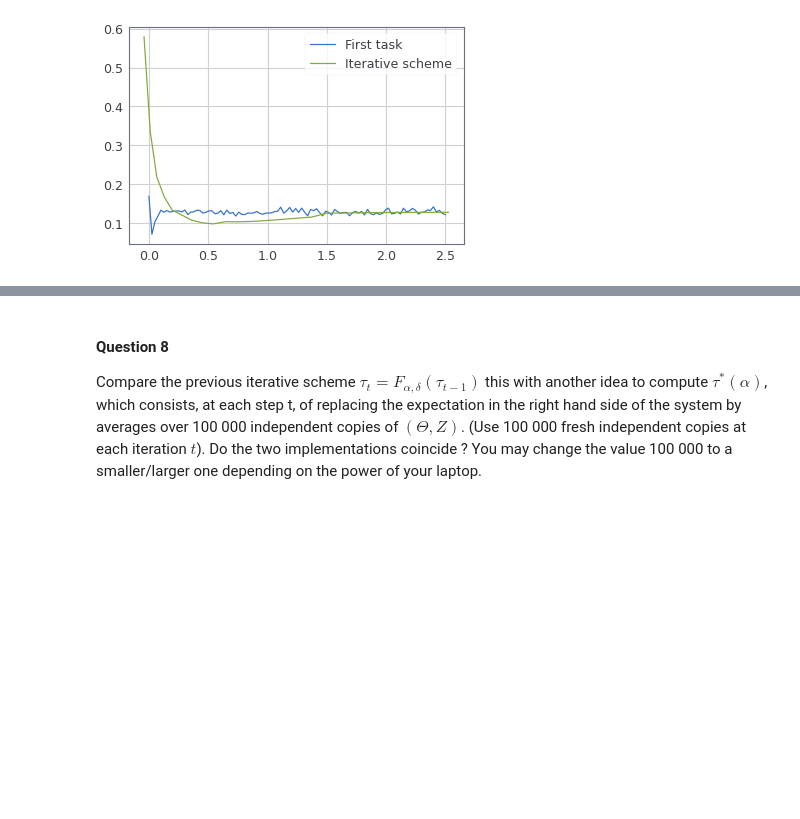
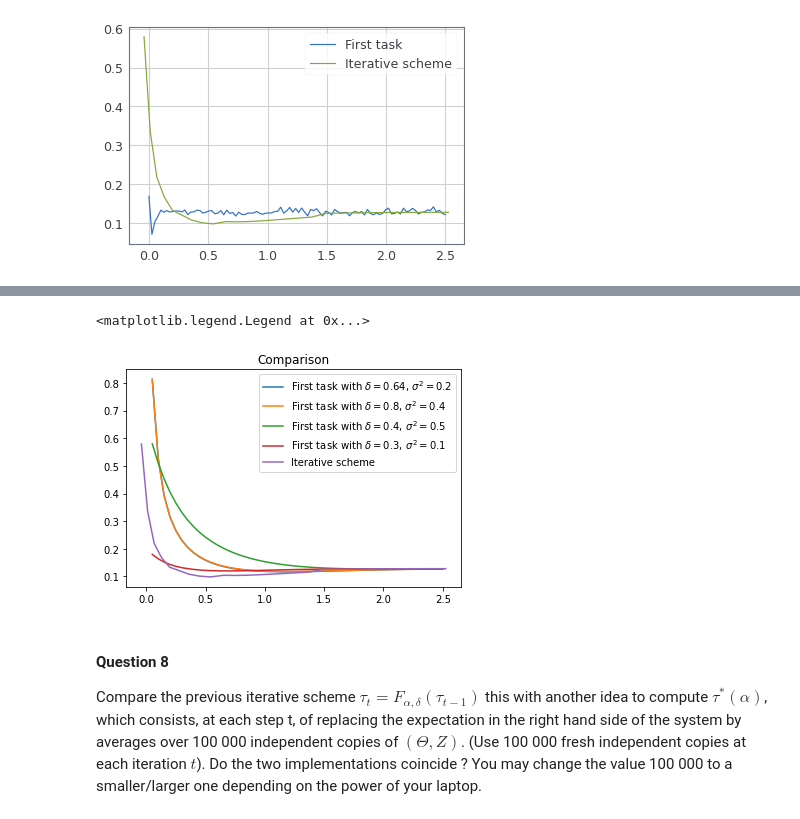
Before and after one commit to JulienKhlt/Hista, a Jupyter notebook: Projet_HISTA_FargeonKhlautRuhlmann.ipynb, the cells around one changed output, grey strips where cells are left out. Saved outputs shown, nothing was run; the diff lists cells and outputs as text; code cells hidden in the pictures; blank space fills up the shorter version.

```diff
--- a/Projet_HISTA_FargeonKhlautRuhlmann.ipynb
+++ b/Projet_HISTA_FargeonKhlautRuhlmann.ipynb
@@ -334,3 +395,44 @@ plt.legend()
+# %%
+delta = 0.3
+p = 400
+n = int(p * delta)
+
+beta_star = np.hstack([np.ones(26), -np.ones(25), np.zeros(p-51)]) / np.sqrt(p)
+assert beta_star.shape == (p, )
+
+n_datasets = 100
+
+data3 = []
+for _ in range(n_datasets):
+    X = np.random.normal(size=(n, p))
+    y = X@beta_star + np.sqrt(0.1) * np.random.normal(size=(n, ))
+    result = linear_model.Lasso.path(X=X, y=y, fit_intercept=False, l1_ratio=1.0, alphas=n**(-0.5) * np.linspace(0.05, 2.5, num=50))
+    lambdas = np.around(result[0] * np.sqrt(n), decimals = 2)
+    coefs = result[1]
+    for i, lam in enumerate(lambdas):
+        hat_beta = coefs[:, i]
+        mse = np.linalg.norm(hat_beta - beta_star)**2
+        data3.append({'lambda': lam, 'MSE': mse})
+# %%
+df = pd.DataFrame(data3)
+lambda_from_df = list(np.unique(sorted(list(df["lambda"]))))
+npdf = np.asarray(df)
+rng = range(npdf.shape[0])
+mse_from_df3 = []
+for l in lambda_from_df:
+    N = np.array([npdf[i,1] for i in rng if npdf[i,0] == l])
+    mse_from_df3.append(N.mean())
+# %%
+plt.plot(lambda_from_df, mse_from_df, label="First task with $\delta = 0.64$, $\sigma^2 = 0.2$")
+plt.plot(lambda_from_df, mse_from_df1, label="First task with $\delta = 0.8$, $\sigma^2 = 0.4$")
+plt.plot(lambda_from_df, mse_from_df2, label="First task with $\delta = 0.4$, $\sigma^2 = 0.5$")
+plt.plot(lambda_from_df, mse_from_df3, label="First task with $\delta = 0.3$, $\sigma^2 = 0.1$")
+plt.plot(Lambda, Tho_square, label="Iterative scheme")
+plt.title("Comparison")
+plt.legend()
+# %% [output]
+<matplotlib.legend.Legend at 0x...>
+[figure, added]
 # %% [markdown]
 #### Question 8
 Compare the previous iterative scheme $\tau_t = F_{\alpha, \delta} (\tau_{t-1})$ this with another idea to compute $\tau^*(\alpha)$, which consists, at each step t, of replacing the expectation in the right hand side of the system by averages over 100 000 independent copies of $(\Theta,Z)$. (Use 100 000 fresh independent copies at each iteration $t$). Do the two implementations coincide ? You may change the value 100 000 to a smaller/larger one depending on the power of your laptop.
```
Also changed, not shown: parts of 6 cells of this notebook.
